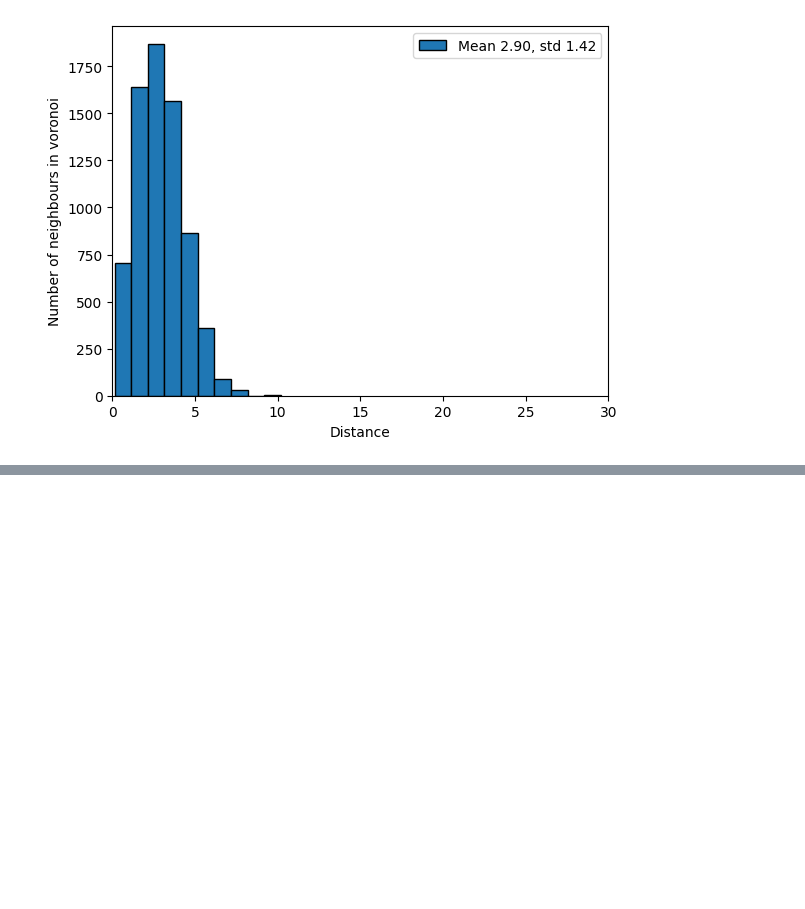
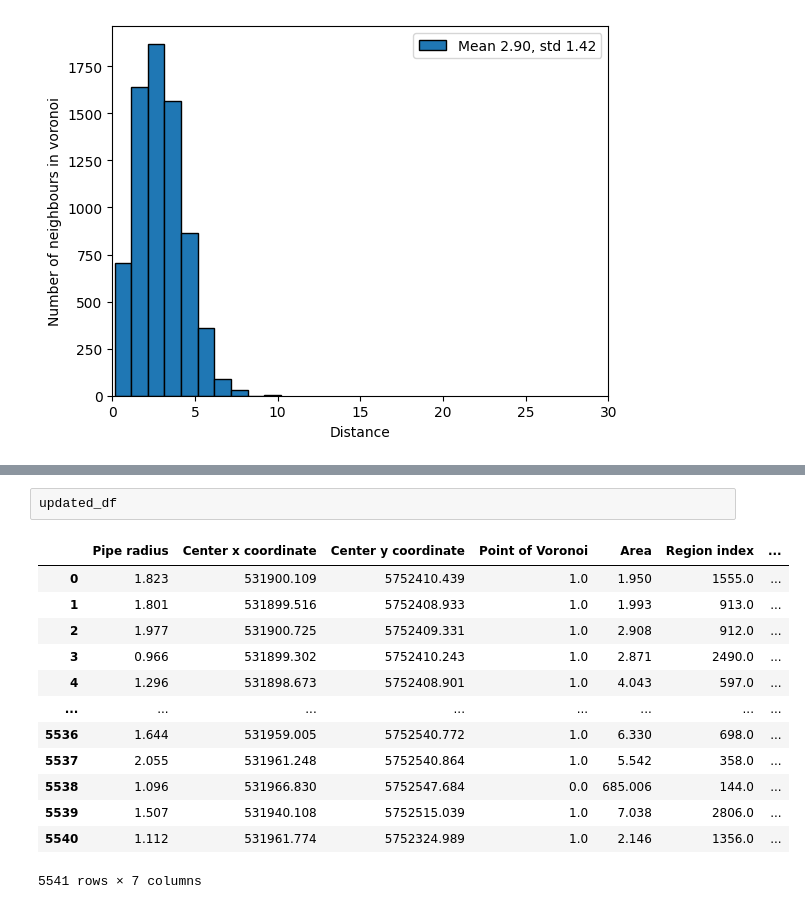
Before and after one commit to maria0026/solution_pipes_patterns, a Jupyter notebook: results.ipynb, the cells around one changed output, grey strips where cells are left out. Saved outputs shown, nothing was run; the diff lists cells and outputs as text; blank space fills up the shorter version.

```diff
--- a/results.ipynb
+++ b/results.ipynb
@@ -77,0 +79,16 @@ voronoi_plotter.order_hist(order_random)
+# %%
+updated_df
+# %% [output]
+|  | Pipe radius | Center x coordinate | Center y coordinate | Point of Voronoi | Area | Region index | ... |
+| 0 | 1.823 | 531900.109 | 5752410.439 | 1.0 | 1.950 | 1555.0 | ... |
+| 1 | 1.801 | 531899.516 | 5752408.933 | 1.0 | 1.993 | 913.0 | ... |
+| 2 | 1.977 | 531900.725 | 5752409.331 | 1.0 | 2.908 | 912.0 | ... |
+| 3 | 0.966 | 531899.302 | 5752410.243 | 1.0 | 2.871 | 2490.0 | ... |
+| 4 | 1.296 | 531898.673 | 5752408.901 | 1.0 | 4.043 | 597.0 | ... |
+| ... | ... | ... | ... | ... | ... | ... | ... |
+| 5536 | 1.644 | 531959.005 | 5752540.772 | 1.0 | 6.330 | 698.0 | ... |
+| 5537 | 2.055 | 531961.248 | 5752540.864 | 1.0 | 5.542 | 358.0 | ... |
+| 5538 | 1.096 | 531966.830 | 5752547.684 | 0.0 | 685.006 | 144.0 | ... |
+| 5539 | 1.507 | 531940.108 | 5752515.039 | 1.0 | 7.038 | 2806.0 | ... |
+| 5540 | 1.112 | 531961.774 | 5752324.989 | 1.0 | 2.146 | 1356.0 | ... |
+5541 rows × 7 columns
```
Also changed, not shown: parts of 7 cells of this notebook, 1 other file.
